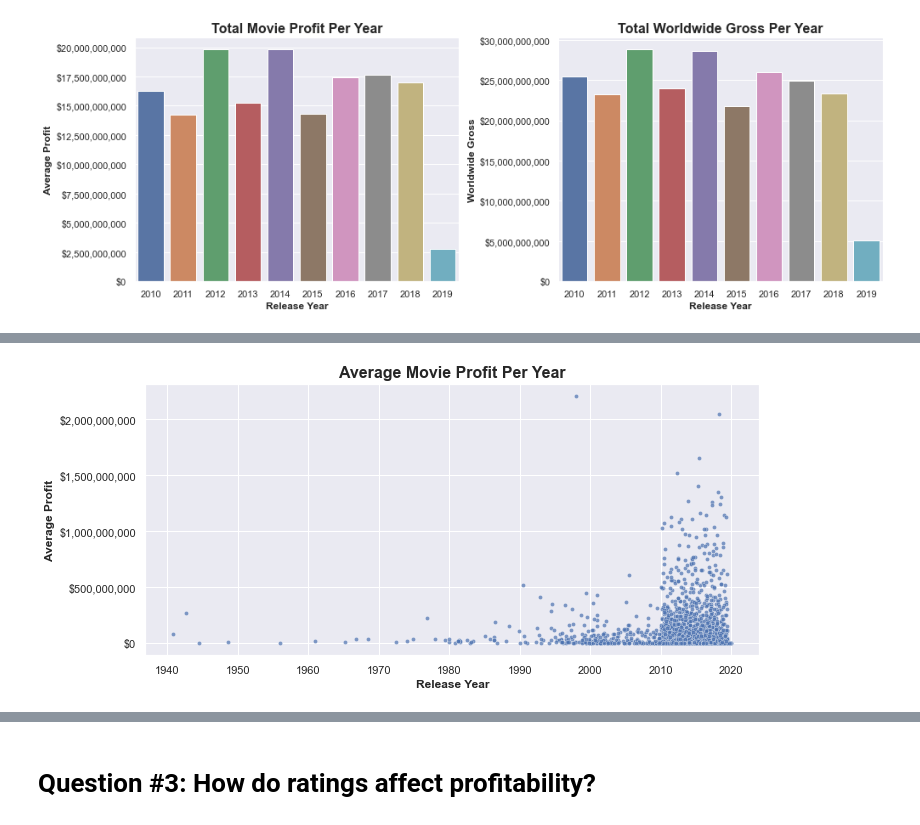
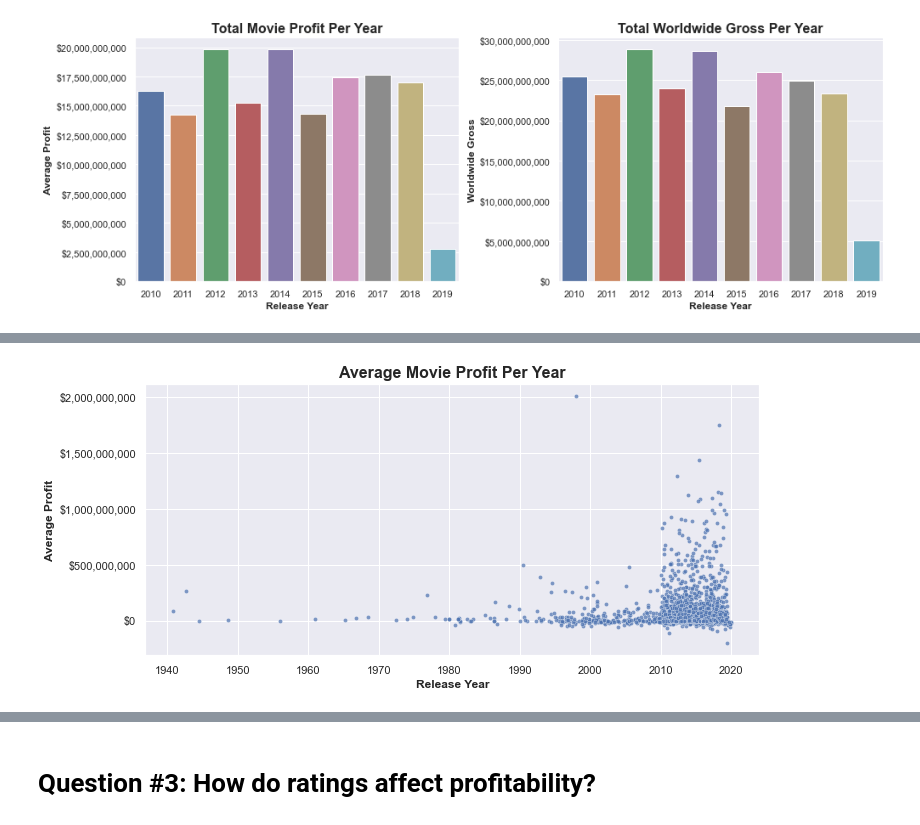
Before and after one commit to kevin-culver/Microsoft_Movie_Analysis, a Jupyter notebook: refined_exploration.ipynb, the cells around one changed output, grey strips where cells are left out. Drawn from its saved outputs; the diff is of its cells as text; code cells hidden in the pictures.

```diff
--- a/refined_exploration.ipynb
+++ b/refined_exploration.ipynb
@@ -298,17 +284,17 @@ memory usage: 392.6+ KB
 # %%
 fig, ax = plt.subplots(figsize=(11,5))
 
-ax = sns.scatterplot(data=movies_df, x='date_released', y='ww_gross_clean',
+ax = sns.scatterplot(data=movies_df, x='date_released', y='production_profit',
                      alpha=0.7, s=17)
 
 ax.set_xlabel('Release Year', fontsize=12, fontweight='bold')
 ax.set_ylabel('Average Profit', fontsize=12, fontweight='bold')
 ax.yaxis.set_major_formatter("${x:,.0f}")
 
 
 ax.set_title('Average Movie Profit Per Year', fontsize=16, fontweight='bold');
 
 ## HOW to set ylim and zoom in? Can I create a replot here? Do I need to change
 ## date values to integers?
 # %% [output]
-[figure, old version]
+[figure, new version]
```
Also changed, not shown: parts of 55 cells of this notebook, 1 other file.
